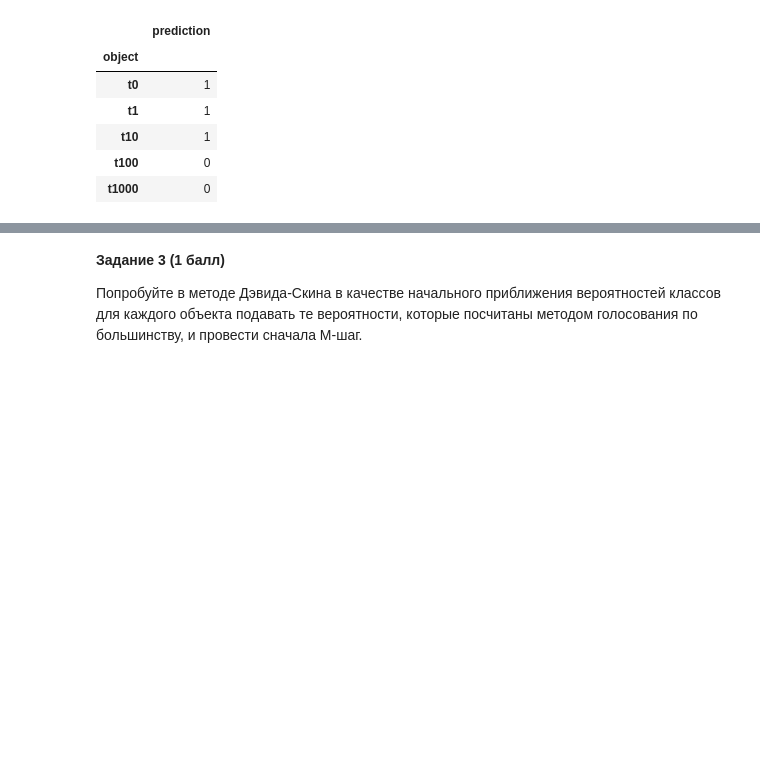
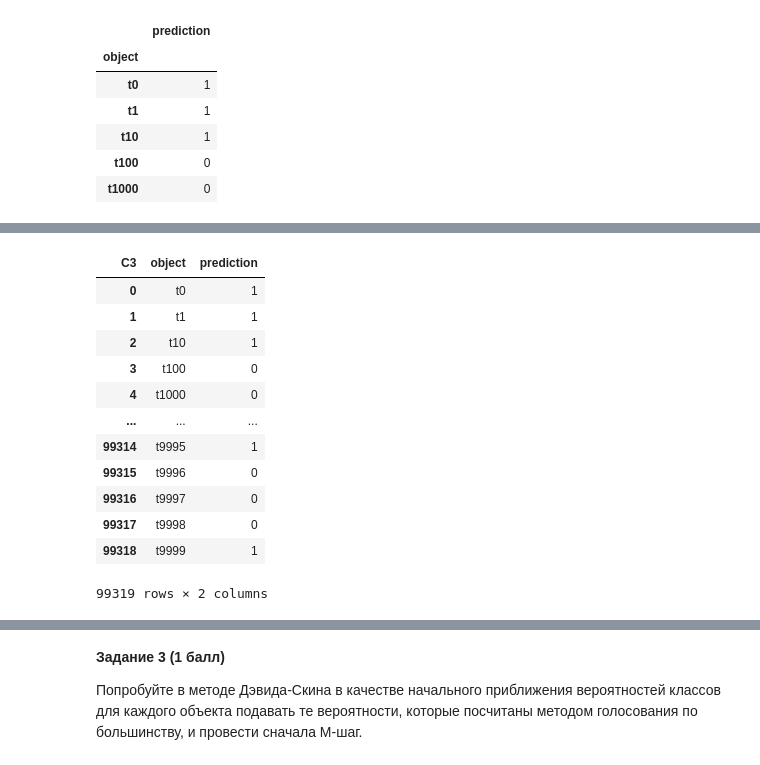
Before and after one commit to Rollcorn/deep-learning-practice, a Jupyter notebook: shad-hws/lab_7_EM_Cluster_AV-2.ipynb, the cells around one changed output, grey strips where cells are left out. Saved outputs shown, nothing was run; the diff lists cells and outputs as text; code cells hidden in the pictures; blank space fills up the shorter version.

```diff
--- a/shad-hws/lab_7_EM_Cluster_AV-2.ipynb
+++ b/shad-hws/lab_7_EM_Cluster_AV-2.ipynb
@@ -100,5 +157,42 @@ class DawidSkene:
 | t1000 | 0 |
 # %%
 def majority_vote_agg(df: pd.DataFrame) -> pd.DataFrame:
-    # your code here
+    """
+    Aggregates crowd-sourced labels using majority voting.
+
+    Args:
+    df (pd.DataFrame): DataFrame containing columns ['C2', 'C1', 'C3'].
+
+    Returns:
+    pd.DataFrame: DataFrame with columns ['object', 'prediction'].
+    """
+    # Create a crosstab of votes
+    crosstab = pd.crosstab(df[item_col], df[label_col])
+
+    # Determine the class with the highest probability
+    crosstab['prediction'] = crosstab.idxmax(axis=1).astype(int)
+
+    # Rename columns to match the required format
+    crosstab.reset_index(inplace=True)
+    crosstab.rename(columns={item_col: 'object'}, inplace=True)
+
+    # Select only the necessary columns
+    result = crosstab[['object', 'prediction']]
+
     return result
+
+# Load the datasets
+crowd_labels = pd.read_csv('download/TlkAgg2/tlk_agg2_crowd_labels.tsv', sep='\t', header=None, names=['C1', 'C2', 'C3'])
+gold_labels = pd.read_csv('download/TlkAgg2/tlk_agg2_golden_labels.tsv', sep='\t', header=None, names=['C2', 'C3'])
+
+# Define column names based on the actual data
+item_col = 'C2'  # task_id
+labeler_col = 'C1'  # worker_id
+label_col = 'C3'  # label
+
+# Apply Majority Voting
+majority_result = majority_vote_agg(crowd_labels)
+majority_result.sort_index(inplace=True)
+majority_result.to_csv('majority_result.csv', sep=',', index=False)
+print("\nMajority Voting Result:")
+print(majority_result.head())
@@ -104,0 +207,16 @@ def majority_vote_agg(df: pd.DataFrame) -> pd.DataFrame:
+# %%
+majority_result
+# %% [output]
+| C3 | object | prediction |
+| 0 | t0 | 1 |
+| 1 | t1 | 1 |
+| 2 | t10 | 1 |
+| 3 | t100 | 0 |
+| 4 | t1000 | 0 |
+| ... | ... | ... |
+| 99314 | t9995 | 1 |
+| 99315 | t9996 | 0 |
+| 99316 | t9997 | 0 |
+| 99317 | t9998 | 0 |
+| 99318 | t9999 | 1 |
+99319 rows × 2 columns
```
Also changed, not shown: parts of 7 cells of this notebook, 31 other files.
